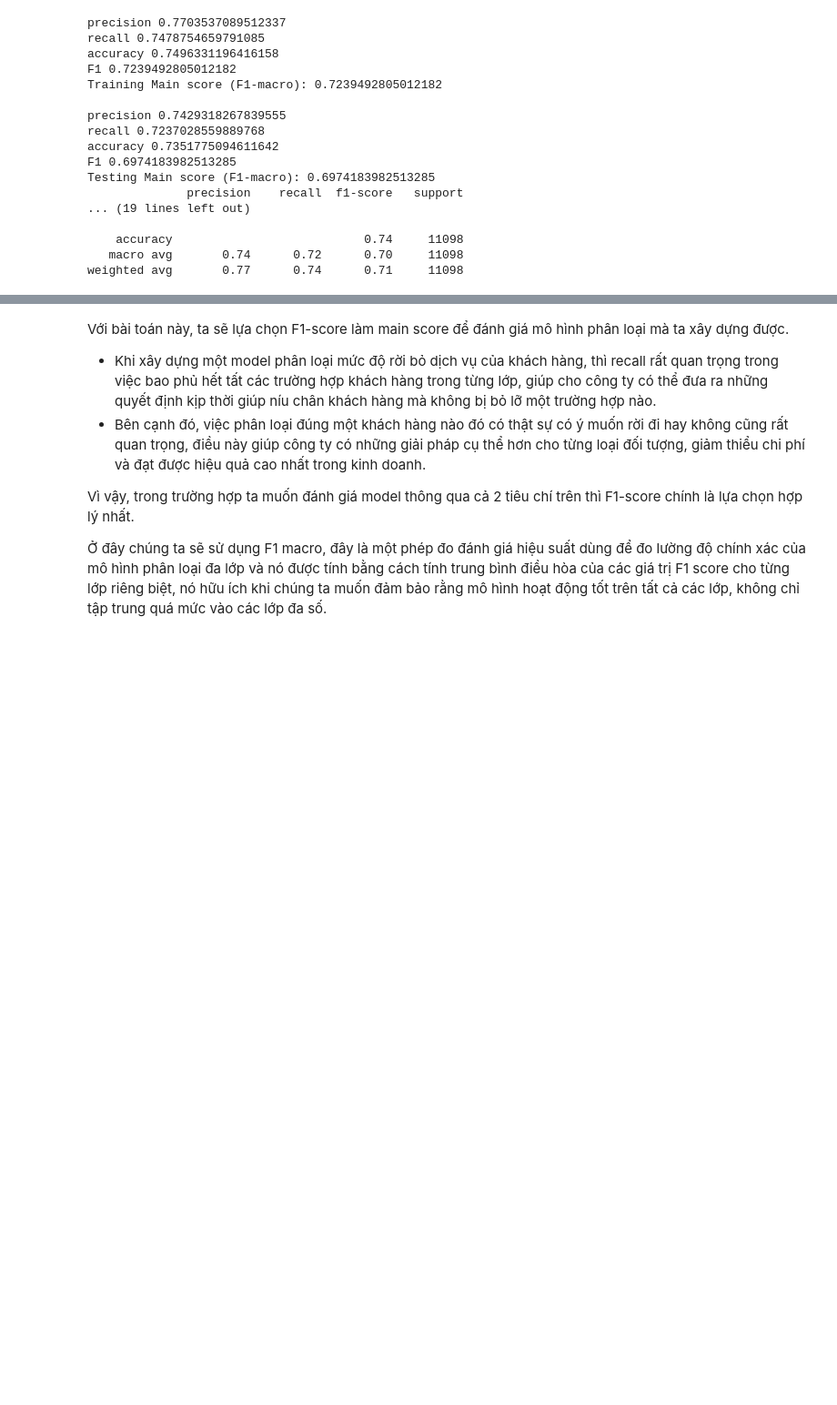
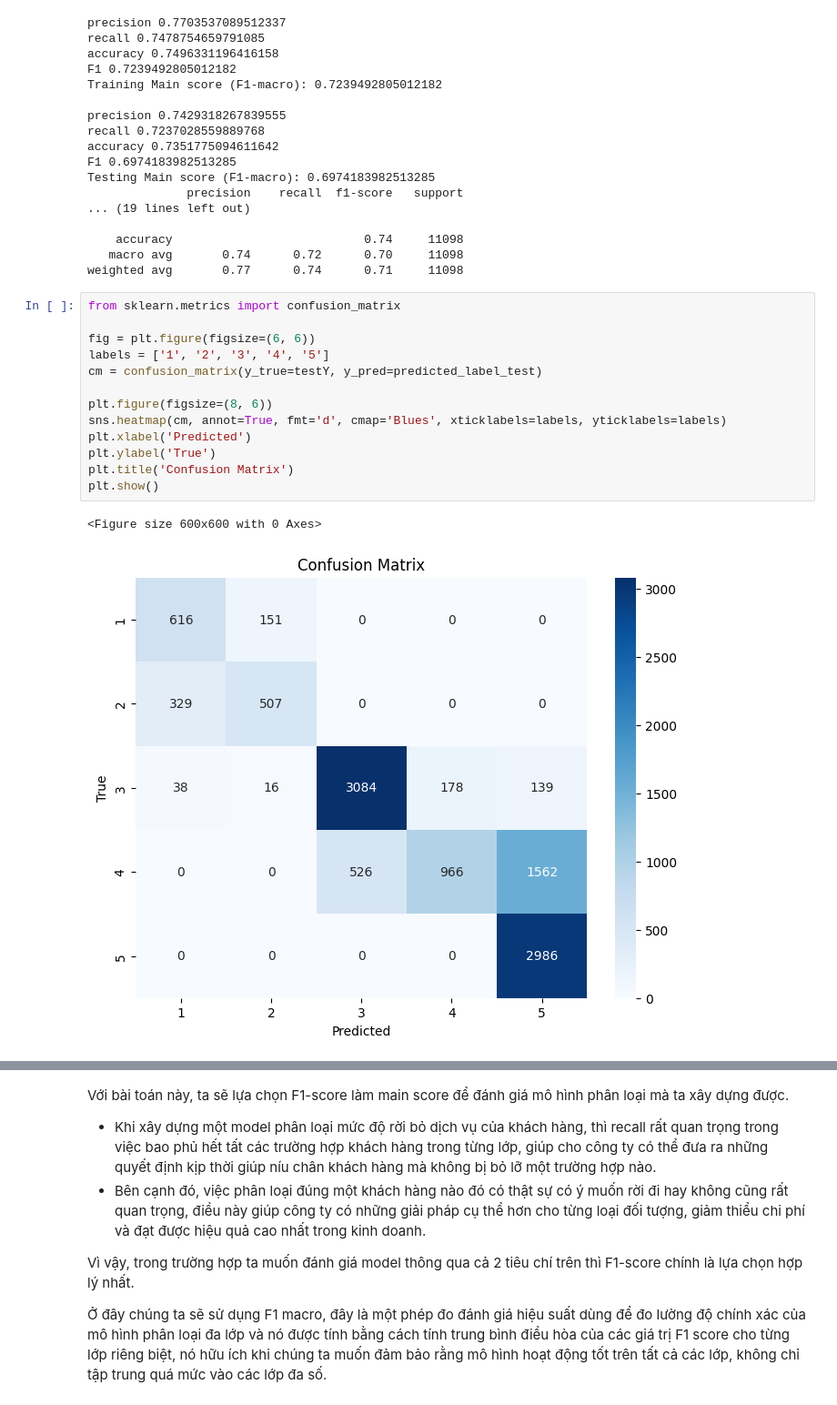
Before and after one commit to trantuanthai/Support-Vector-Machines, a Jupyter notebook: SVM.ipynb, the cells around one changed output, grey strips where cells are left out. Shown at 91% size. Saved outputs shown, nothing was run; the diff lists cells and outputs as text; blank space fills up the shorter version.

```diff
--- a/SVM.ipynb
+++ b/SVM.ipynb
@@ -897,3 +911,19 @@ Testing Main score (F1-macro): 0.6974183982513285
     accuracy                           0.74     11098
    macro avg       0.74      0.72      0.70     11098
 weighted avg       0.77      0.74      0.71     11098
+# %%
+from sklearn.metrics import confusion_matrix
+
+fig = plt.figure(figsize=(6, 6))
+labels = ['1', '2', '3', '4', '5']
+cm = confusion_matrix(y_true=testY, y_pred=predicted_label_test)
+
+plt.figure(figsize=(8, 6))
+sns.heatmap(cm, annot=True, fmt='d', cmap='Blues', xticklabels=labels, yticklabels=labels)
+plt.xlabel('Predicted')
+plt.ylabel('True')
+plt.title('Confusion Matrix')
+plt.show()
+# %% [output]
+<Figure size 600x600 with 0 Axes>
+[figure, added]
```
Also changed, not shown: parts of 18 cells of this notebook.
